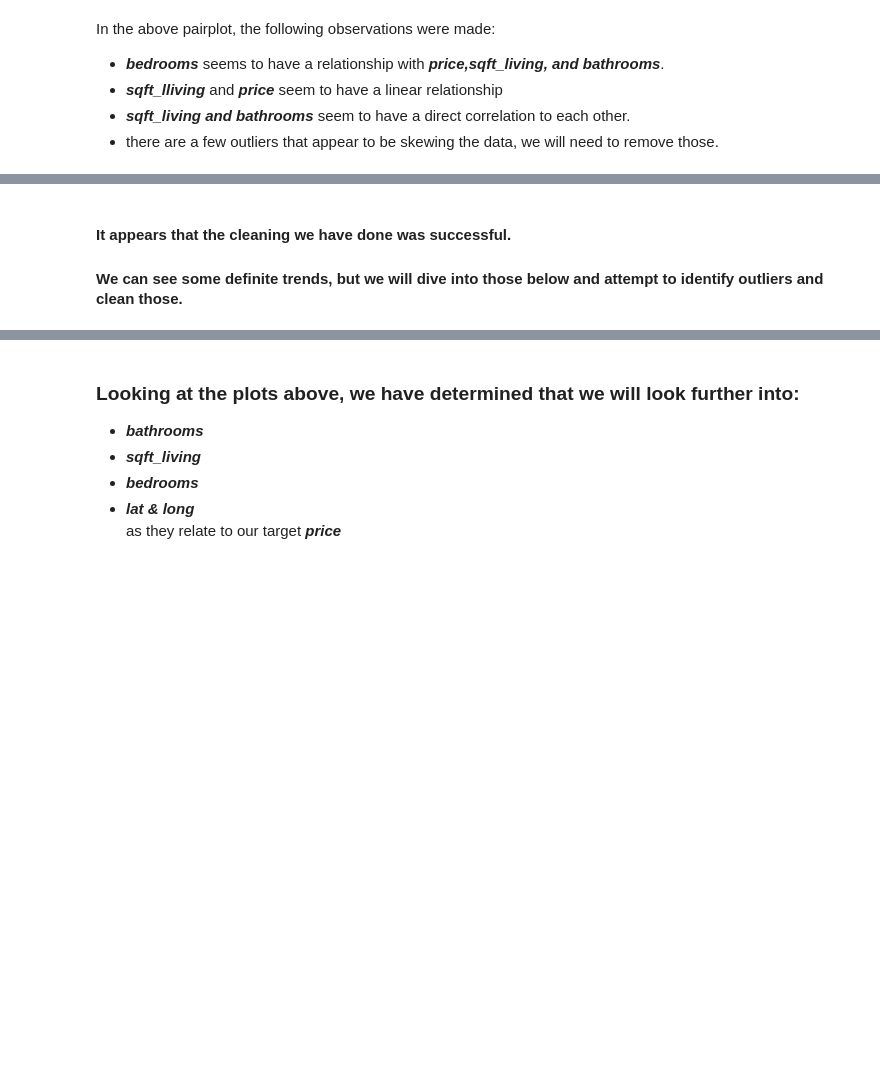
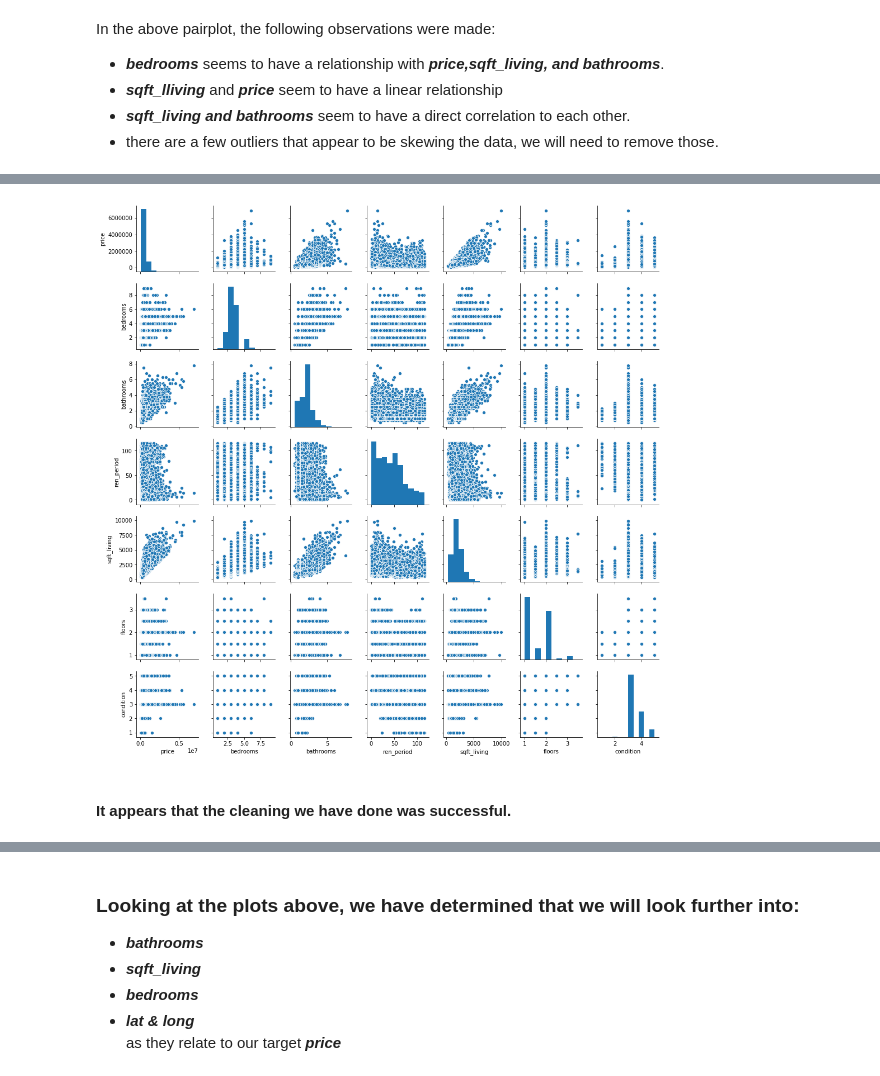
Before and after one commit to Cheffrey2000/Real-Estate-Price_Prediction, a Jupyter notebook: Jeffrey Hinkle KC Housing Data Analysis.ipynb, the cells around one changed output, grey strips where cells are left out. Saved outputs shown, nothing was run; the diff lists cells and outputs as text; code cells hidden in the pictures; blank space fills up the shorter version.

Commit message:
added model

```diff
--- a/Jeffrey Hinkle KC Housing Data Analysis.ipynb
+++ b/Jeffrey Hinkle KC Housing Data Analysis.ipynb
@@ -37,7 +37,7 @@ warnings.filterwarnings('ignore')
 ### Custom Functions
 # %%
 # Building an OLS model with a summary output or just results
-def ols_model(df, target='price', columns_to_use=None, add_constant=True, summary=False):
+def make_ols_model(df, target='price', columns_to_use=None, add_constant=False, summary=False):
     X = df[columns_to_use]
     y = df[target]
 
@@ -53,5 +53,13 @@ def ols_model(df, target='price', columns_to_use=None, add_constant=True, summar
 # Linear regression plot
 def lin_reg_plt(x=None, y=None, data=None):
     sns.lmplot(x=x, y=y, data=data, aspect=1, height=4)
+
+def make_pairplot(columns=None, df=None):
+    if columns is None:
+        columns=['price', 'bedrooms', 'bathrooms', 'ren_period', 'sqft_living', 'floors', 'condition']
+    if df is None:
+        df = dff
+    sns.pairplot(df, kind='scatter', vars=columns, height=2)
+    plt.show()
 # %% [markdown]
 ## Loading the data
@@ -296,4 +302,9 @@ df_feats.head()
+# %%
+dff_working = dff.loc[(dff['bathrooms']< 10) & (dff['bedrooms']<10) & (dff['sqft_living']<10000)]
+# %%
+make_pairplot(df=dff_working)
+# %% [output]
+[figure, added]
 # %% [markdown]
 #### It appears that the cleaning we have done was successful.<br>
-#### We can see some definite trends, but we will dive into those below and attempt to identify outliers and clean those.
 # %%
```
Also changed, not shown: parts of 25 cells of this notebook.
